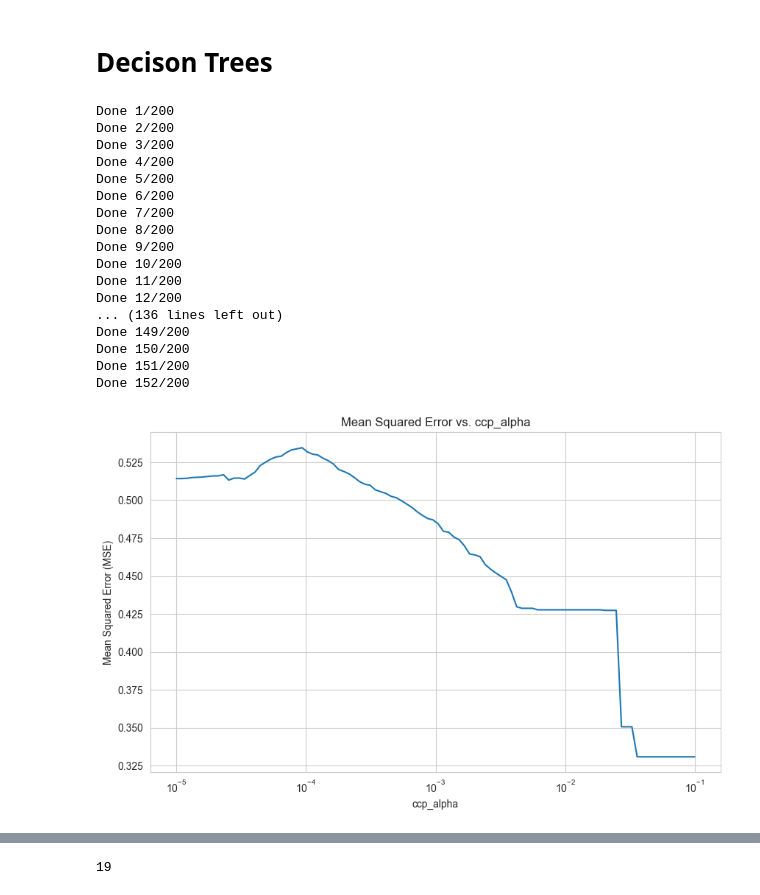
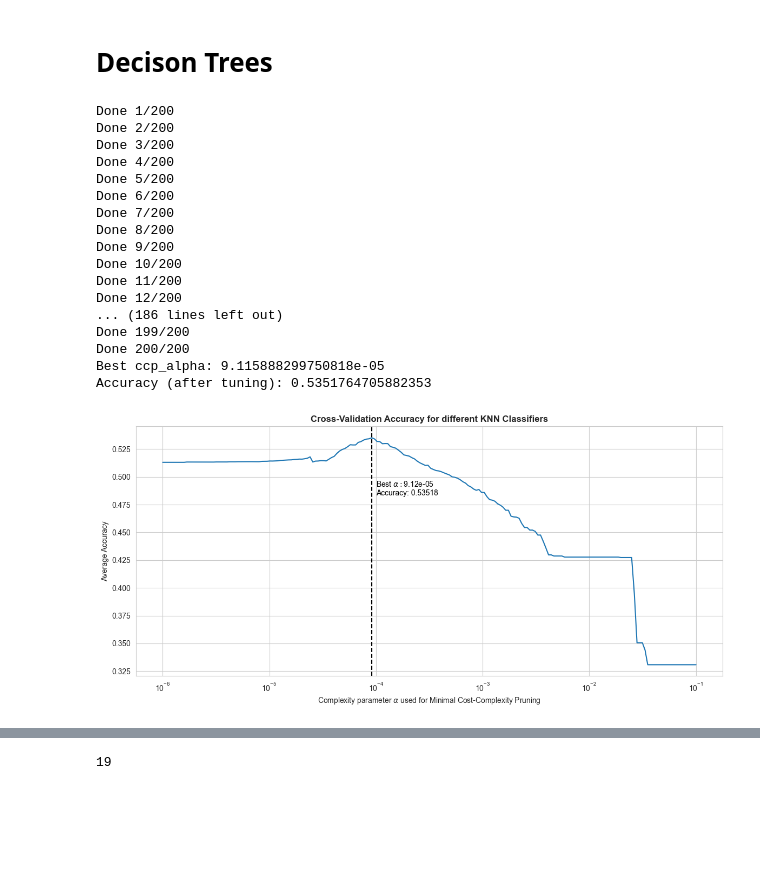
Before and after one commit to laskagrzegorz/dataScienceProject, a Jupyter notebook: 3_tests/Pre-processing.ipynb, the cells around one changed output, grey strips where cells are left out. Saved outputs shown, nothing was run; the diff lists cells and outputs as text; code cells hidden in the pictures; blank space fills up the shorter version.

Commit message:
Cross-validation Decision Trees finished

```diff
--- a/3_tests/Pre-processing.ipynb
+++ b/3_tests/Pre-processing.ipynb
@@ -568,7 +568,7 @@ def tune_decision_tree_ccp_alpha_classifier(X_train_data, y_train_data, ccp_alph
 
 # Define lists of values for hyperparameters
 ccp_alpha_values = np.logspace(np.log10(0.000001), np.log10(0.1), 200)
-best_ccp_alpha, best_mse, mse_values = tune_decision_tree_ccp_alpha_classifier(X_train, y_train, ccp_alpha_values, n_splits=5)
+best_ccp_alpha, best_accuracy, accuracy_values = tune_decision_tree_ccp_alpha_classifier(X_train, y_train, ccp_alpha_values, n_splits=5)
 # %% [output]
 Done 1/200
 Done 2/200
@@ -582,25 +582,54 @@ Done 9/200
 Done 10/200
 Done 11/200
 Done 12/200
-... (136 lines left out)
-Done 149/200
-Done 150/200
-Done 151/200
-Done 152/200
+... (186 lines left out)
+Done 199/200
+Done 200/200
+Best ccp_alpha: 9.115888299750818e-05
+Accuracy (after tuning): 0.5351764705882353
-# %%
-# Extract ccp_alpha values and corresponding MSEs
-ccp_alphas = list(mse_values.keys())
-mse_scores = list(mse_values.values())
-
-# Plotting
-plt.figure(figsize=(10, 6))
-plt.plot(ccp_alphas, mse_scores, linestyle='-')
-plt.title('Mean Squared Error vs. ccp_alpha')
-plt.xlabel('ccp_alpha')
-plt.xscale('log')
-plt.ylabel('Mean Squared Error (MSE)')
-plt.grid(True)
-plt.show()
-# %% [output]
-[figure, removed]
+# %%
+import matplotlib.pyplot as plt
+
+def plot_accuracy_values(accuracy_values, best_ccp_alpha, best_accuracy):
+    """
+    Plots the average accuracy values for different ccp_alpha values.
+
+    Parameters:
+    - accuracy_values (dict): Dictionary containing average accuracy values for each ccp_alpha.
+    - best_ccp_alpha (float): Best value found for the 'ccp_alpha' hyperparameter.
+    - best_accuracy (float): Accuracy achieved by the best 'ccp_alpha'.
+    """
+
+    # Extract ccp_alpha values and corresponding accuracy values
+    ccp_alphas = list(accuracy_values.keys())
+    accuracies = list(accuracy_values.values())
+
+    plt.figure(figsize=(14, 6))
+    # Plot accuracy values
+    plt.plot(ccp_alphas, accuracies, linestyle='-')
+
+    # Plot vertical line at the best ccp_alpha
+    plt.axvline(x=best_ccp_alpha, color='black', linestyle='--')
+
+    # Annotate best ccp_alpha and accuracy
+    plt.text(best_ccp_alpha*1.1, best_accuracy*0.90,r'Best $\alpha: $' + f'{best_ccp_alpha:.2e}\nAccuracy: {best_accuracy:.5f}',
+             verticalalignment='bottom', horizontalalignment='left', color='black')
+
+    # Labels and title
+    plt.xlabel(r'Complexity parameter $\alpha$ used for Minimal Cost-Complexity Pruning')
+    plt.xscale('log')
+    plt.ylabel('Average Accuracy')
+    plt.title('Cross-Validation Accuracy for different KNN Classifiers', fontweight='bold')
+
+    # Save the plot as an image file with high resolution (300 dpi)
+    plt.savefig("Decision_Tree_classifier_hyperparameter_tuning_plot.png", dpi=300, bbox_inches='tight')
+
+    # Show plot
+    plt.show()
+
+
+# Example usage:
+plot_accuracy_values(accuracy_values, best_ccp_alpha, best_accuracy)
+# %% [output]
+[figure, added]
 # %%
```
Also changed, not shown: parts of 2 cells of this notebook, 3 other files.
